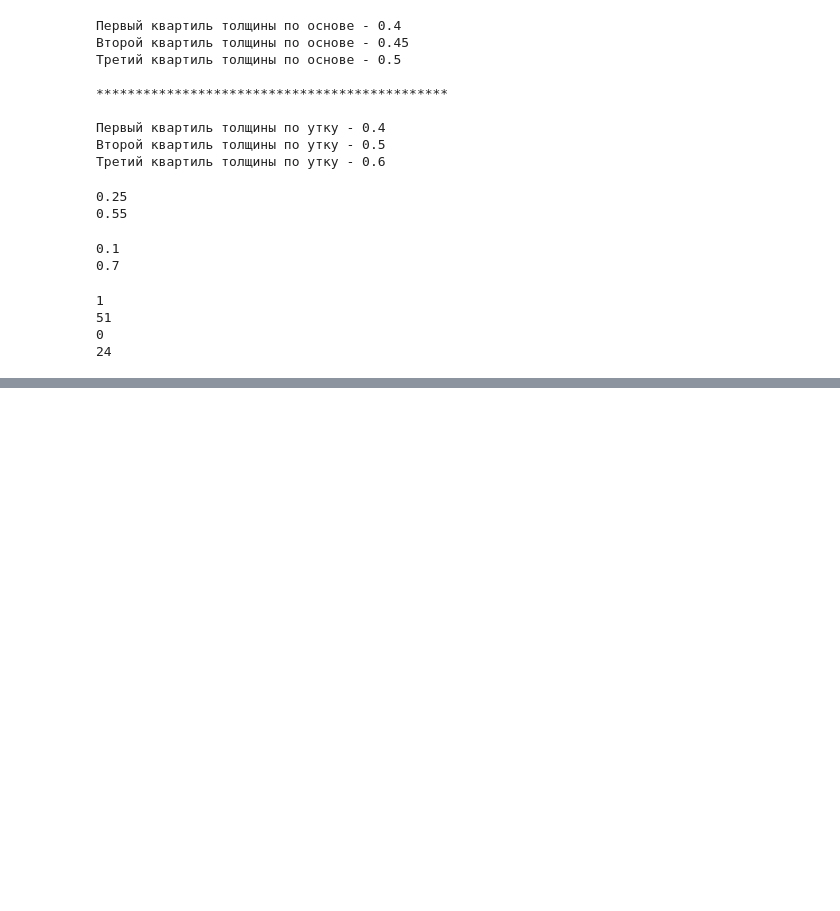
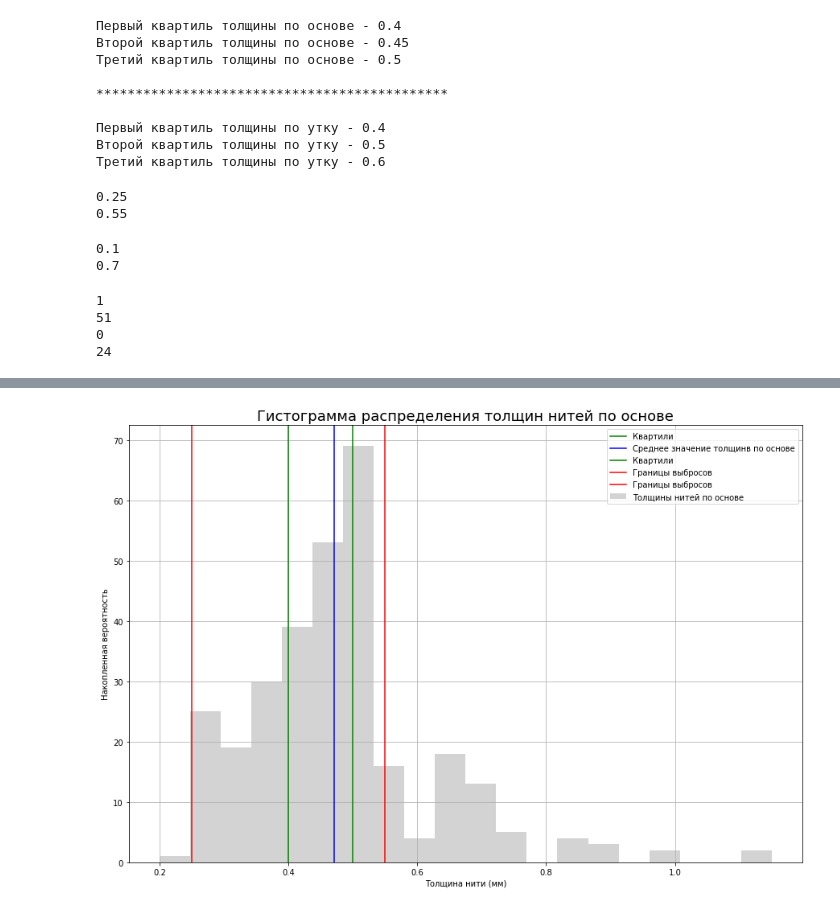
Before and after one commit to streltcov/textile_data, a Jupyter notebook: threads.ipynb, the cells around one changed output, grey strips where cells are left out. Drawn from its saved outputs; the diff is of its cells as text; code cells hidden in the pictures; blank space fills up the shorter version.

```diff
--- a/threads.ipynb
+++ b/threads.ipynb
@@ -351,23 +412,25 @@ Exception: Row has incorrect number of values, (actual) 1!=2 (expected)
 # %%
 
 ########################################################################################################################
 
 fig = pyplot.figure(figsize=(15, 10))
 ax = fig.add_subplot()
 pyplot.grid()
 pyplot.axvline(warp_quartile_1, color='green', label='Квартили')
-pyplot.axvline(warp_quartile_2, color='green', label='Квартили')
+pyplot.axvline(mean_warp, color='blue', label='Среднее значение толщинв по основе')
 pyplot.axvline(warp_quartile_3, color='green', label='Квартили')
 pyplot.axvline(warp_lower_border, color='red', label='Границы выбросов')
 pyplot.axvline(warp_upper_border, color='red', label='Границы выбросов')
-textiles.warp_nominal.hist(ax=ax, bins=20, color='gray', label='Толщины нитей по основе')
+textiles.warp_nominal.hist(ax=ax, bins=20, color='lightgray', label='Толщины нитей по основе')
 ax.set_title('Гистограмма распределения толщин нитей по основе', fontsize=18)
 ax.set_xlabel('Толщина нити (мм)')
 ax.set_ylabel('Накопленная вероятность')
 ax.legend()
 pyplot.show()
 
 ########################################################################################################################
+# %% [output]
+[figure, added]
 # %%
 
 ########################################################################################################################
```
Also changed, not shown: parts of 9 cells of this notebook.
